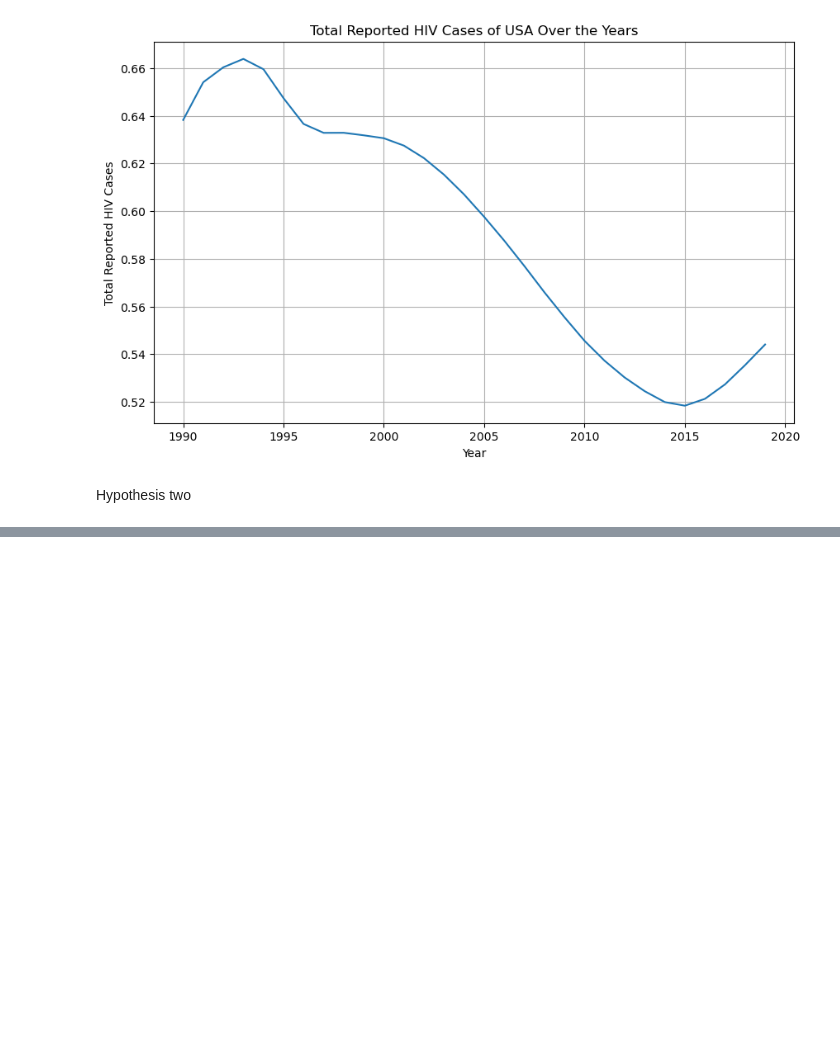
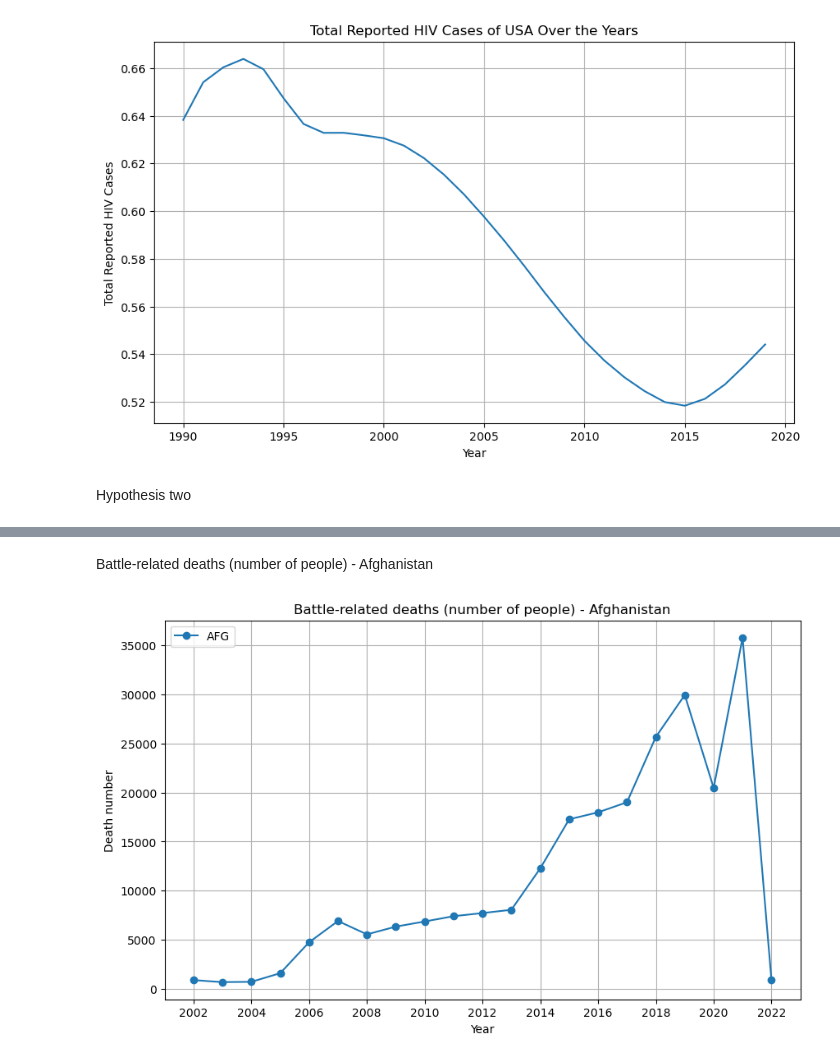
Before and after one commit to Huahuahaha/2023Fall_Projects, a Jupyter notebook: Hypothesis Report.ipynb, the cells around one changed output, grey strips where cells are left out. Saved outputs shown, nothing was run; the diff lists cells and outputs as text; code cells hidden in the pictures; blank space fills up the shorter version.

```diff
--- a/Hypothesis Report.ipynb
+++ b/Hypothesis Report.ipynb
@@ -78,0 +100,17 @@ functions.plot_dt_draw(syrian_dt, 'SYR', 1)
+# %% [markdown]
+Battle-related deaths (number of people) - Afghanistan
+# %%
+afg_dt = functions.ext_sel_da(bt_death, 'AFG', 2002, 2022)
+afg_years = list(map(int, afg_dt.keys()))
+afg_rates = list(afg_dt.values())
+plt.figure(figsize=(10, 6))
+plt.plot(afg_years, afg_rates, label='AFG', marker='o')
+plt.xticks(range(min(afg_years), max(afg_years) + 1, 2))
+plt.title("Battle-related deaths (number of people) - Afghanistan")
+plt.xlabel("Year")
+plt.ylabel("Death number")
+plt.grid(True)
+plt.legend()
+plt.show()
+# %% [output]
+[figure, added]
```
Also changed, not shown: parts of 7 cells of this notebook, 3 other files.
